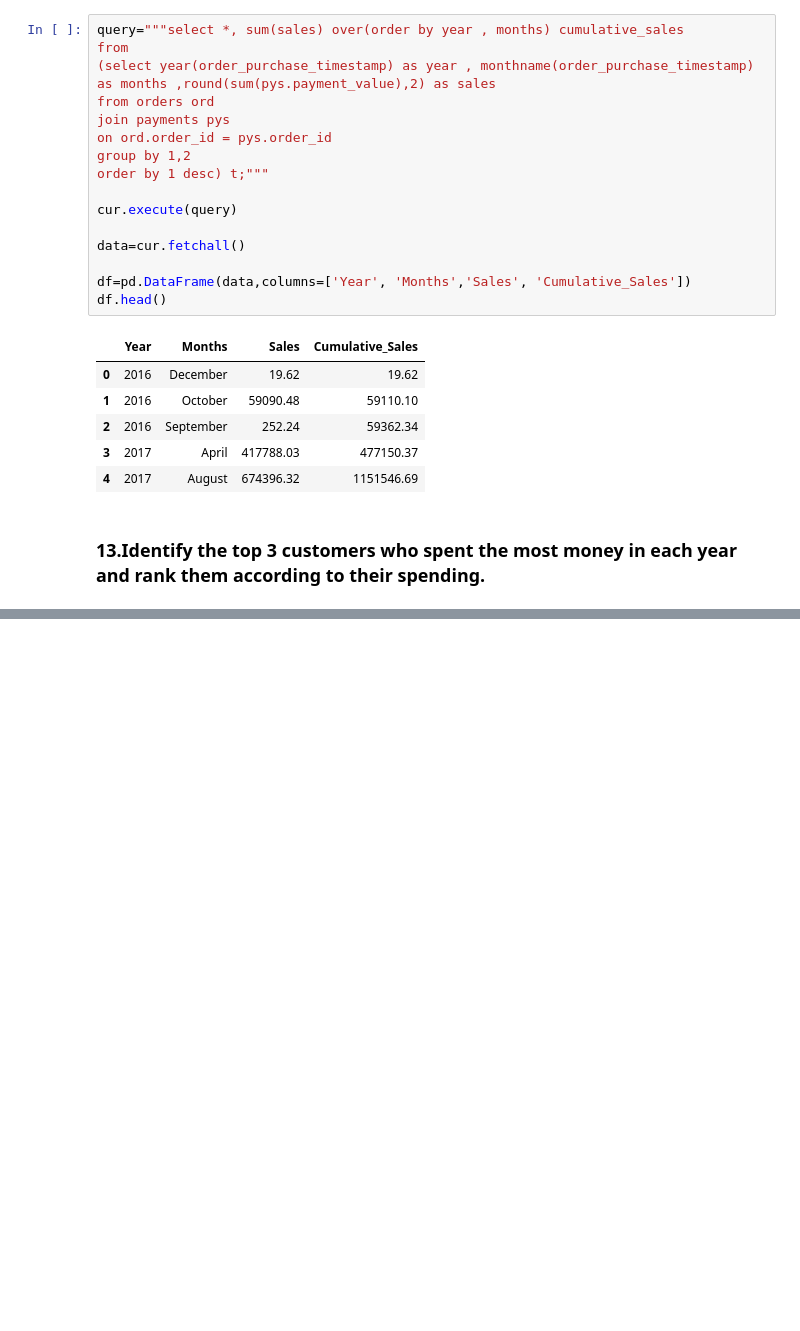
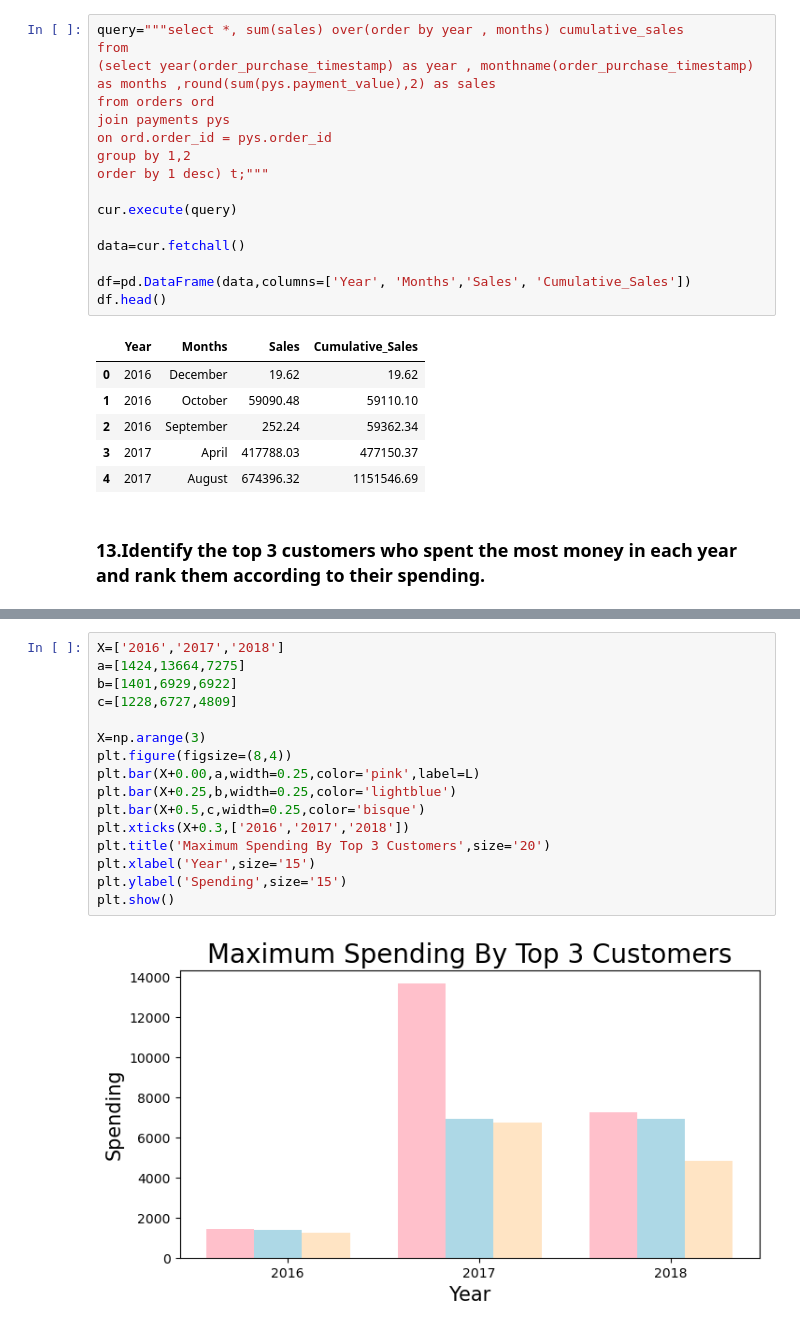
Before and after one commit to Manish81103/python-Sql-Customers_Dataset, a Jupyter notebook: Queries_Analysis.ipynb, the cells around one changed output, grey strips where cells are left out. Drawn from its saved outputs; the diff is of its cells as text; blank space fills up the shorter version.

```diff
--- a/Queries_Analysis.ipynb
+++ b/Queries_Analysis.ipynb
@@ -400,0 +402,18 @@ df
+# %%
+X=['2016','2017','2018']
+a=[1424,13664,7275]
+b=[1401,6929,6922]
+c=[1228,6727,4809]
+
+X=np.arange(3)
+plt.figure(figsize=(8,4))
+plt.bar(X+0.00,a,width=0.25,color='pink',label=L)
+plt.bar(X+0.25,b,width=0.25,color='lightblue')
+plt.bar(X+0.5,c,width=0.25,color='bisque')
+plt.xticks(X+0.3,['2016','2017','2018'])
+plt.title('Maximum Spending By Top 3 Customers',size='20')
+plt.xlabel('Year',size='15')
+plt.ylabel('Spending',size='15')
+plt.show()
+# %% [output]
+[figure, added]
```
Also changed, not shown: parts of 2 cells of this notebook, 3 other files.
